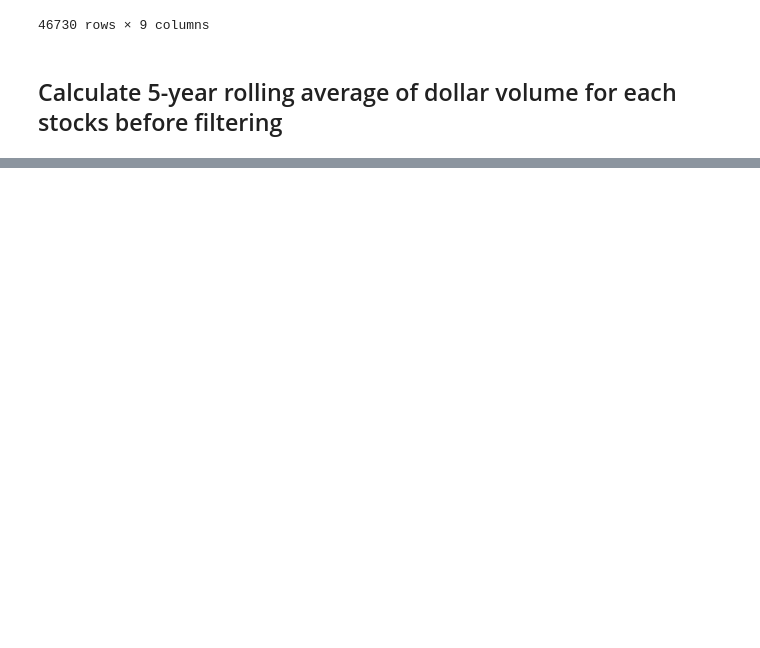
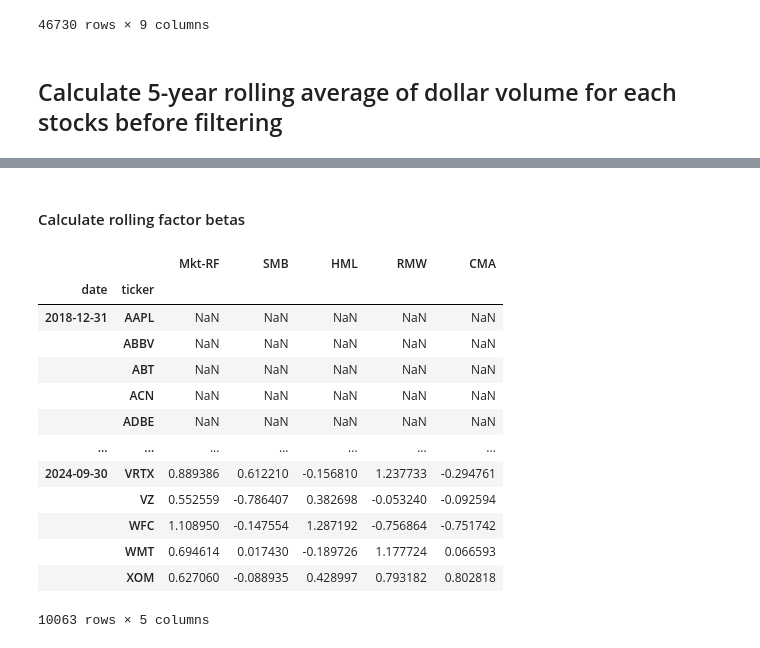
Before and after one commit to codyrosenzweig1/Quant_Trading_Basics_ML, a Jupyter notebook: Algorithmic_Trading_ML_Stratergies.ipynb, the cells around one changed output, grey strips where cells are left out. Cells and saved outputs as stored; diff of their text form; code cells hidden in the pictures; blank space fills up the shorter version.

```diff
--- a/Algorithmic_Trading_ML_Stratergies.ipynb
+++ b/Algorithmic_Trading_ML_Stratergies.ipynb
@@ -150,0 +228,29 @@ data
+# %% [markdown]
+#### Calculate rolling factor betas
+# %%
+# betas = (factor_data.groupby(level=1,
+#                     group_keys=False)
+# .apply(lambda x: RollingOLS(endog=x['return_1m'],
+#                             exog=sm.add_constant(x.drop('return_1m', axis=1)),
+#                             window=min(24, x.shape[0]),
+#                             min_nobs=len(x.columns)+1)
+# .fit(params_only=True)
+# .params
+# .drop('const', axis=1)))
+
+betas
+# %% [output]
+|  |  | Mkt-RF | SMB | HML | RMW | CMA |
+| date | ticker |  |  |  |  |  |
+| 2018-12-31 | AAPL | NaN | NaN | NaN | NaN | NaN |
+|  | ABBV | NaN | NaN | NaN | NaN | NaN |
+|  | ABT | NaN | NaN | NaN | NaN | NaN |
+|  | ACN | NaN | NaN | NaN | NaN | NaN |
+|  | ADBE | NaN | NaN | NaN | NaN | NaN |
+| ... | ... | ... | ... | ... | ... | ... |
+| 2024-09-30 | VRTX | 0.889386 | 0.612210 | -0.156810 | 1.237733 | -0.294761 |
+|  | VZ | 0.552559 | -0.786407 | 0.382698 | -0.053240 | -0.092594 |
+|  | WFC | 1.108950 | -0.147554 | 1.287192 | -0.756864 | -0.751742 |
+|  | WMT | 0.694614 | 0.017430 | -0.189726 | 1.177724 | 0.066593 |
+|  | XOM | 0.627060 | -0.088935 | 0.428997 | 0.793182 | 0.802818 |
+10063 rows × 5 columns
```
Also changed, not shown: parts of 11 cells of this notebook.
